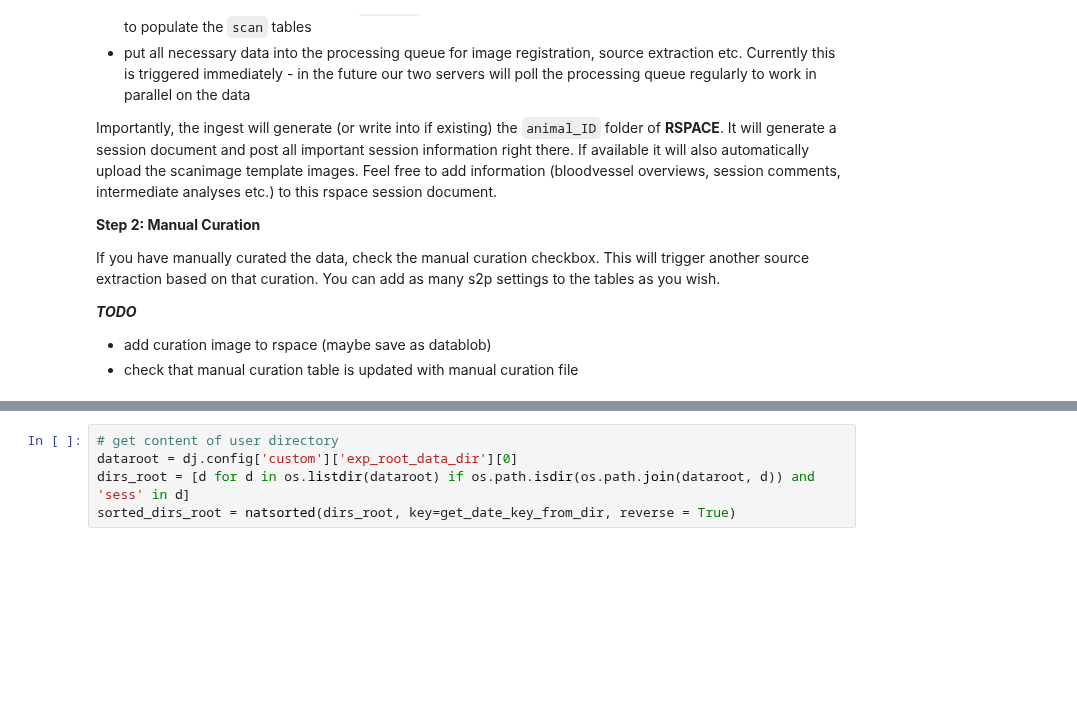
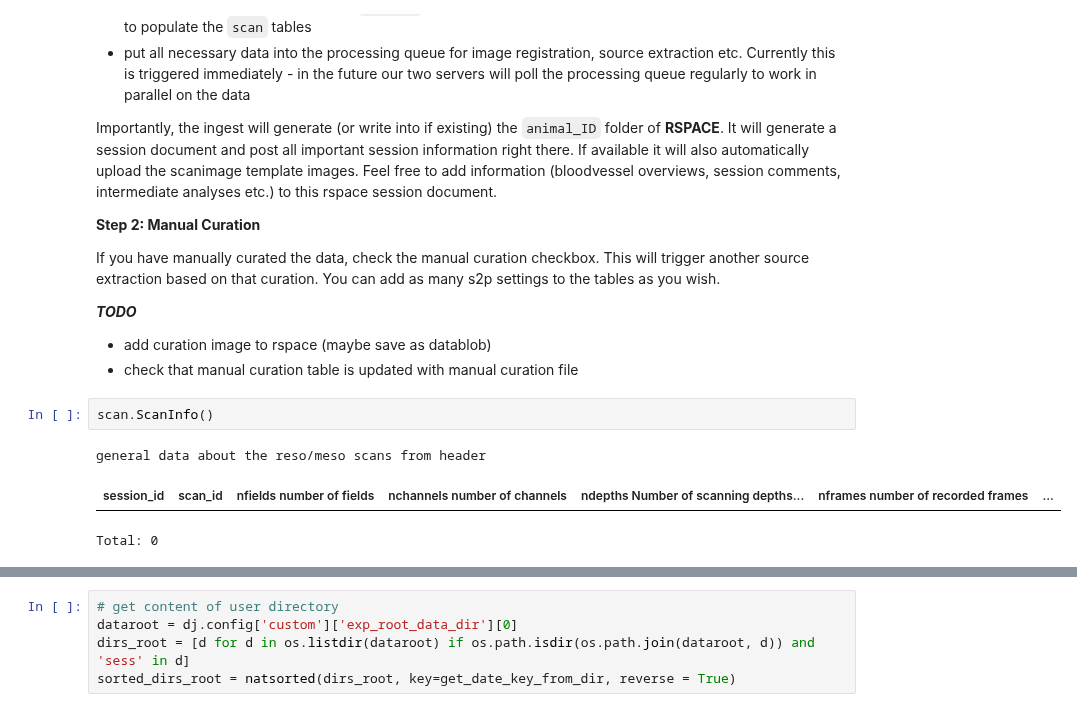
Before and after one commit to Gyepee/adamacs_jisooj, a Jupyter notebook: notebooks/10_troselab_workflow.ipynb, the cells around one changed output, grey strips where cells are left out. Drawn from its saved outputs; the diff is of its cells as text; blank space fills up the shorter version.

Commit message:
#TR23: TODO - fix bug in scan vs session handling

```diff
--- a/notebooks/10_troselab_workflow.ipynb
+++ b/notebooks/10_troselab_workflow.ipynb
@@ -625,3 +648,9 @@ If you have manually curated the data, check the manual curation checkbox. This
 ***TODO***
 - add curation image to rspace (maybe save as datablob)
 - check that manual curation table is updated with manual curation file
+# %%
+scan.ScanInfo()
+# %% [output]
+general data about the reso/meso scans from header
+| session_id | scan_id | nfields number of fields | nchannels number of channels | ndepths Number of scanning depths... | nframes number of recorded frames | ... |
+Total: 0
```
Also changed, not shown: parts of 23 cells of this notebook, 2 other files.
